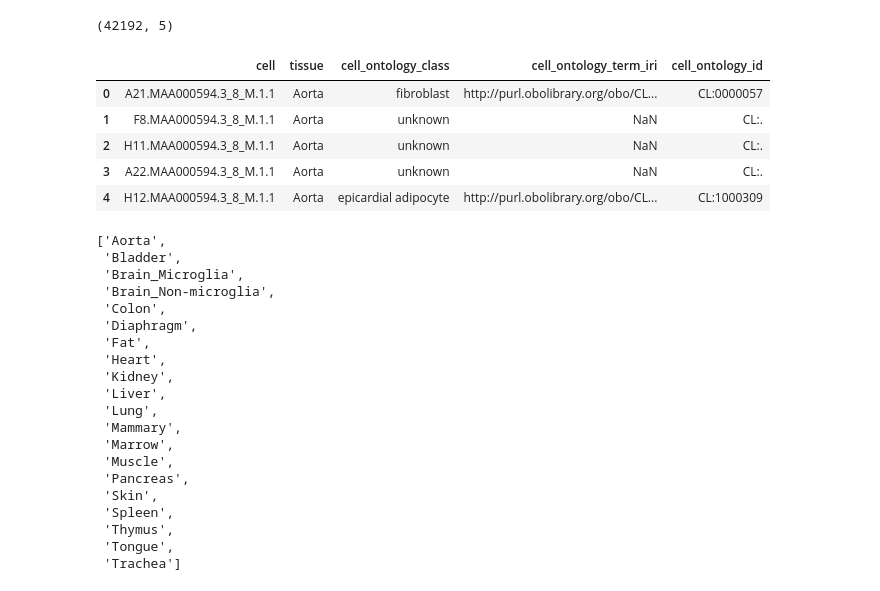
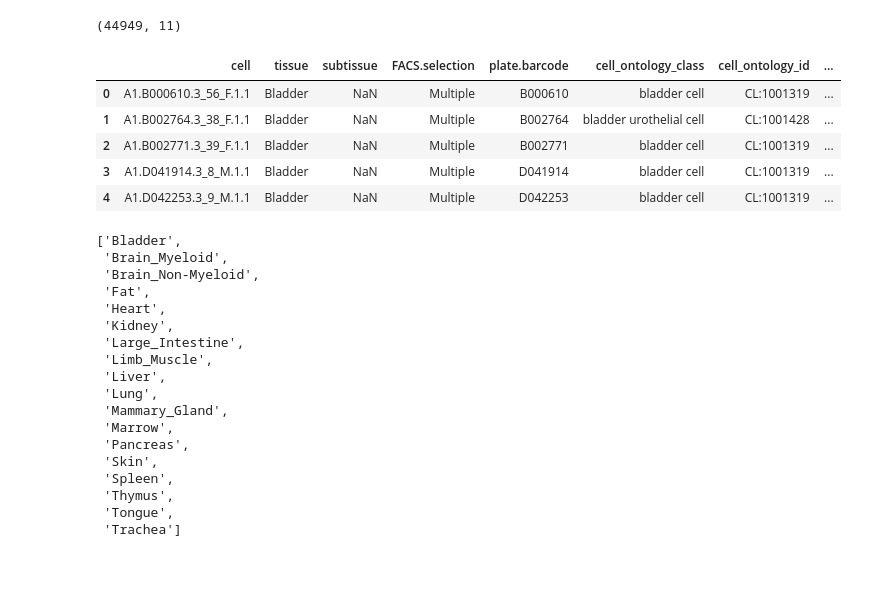
Before and after one commit to czbiohub-sf/tabula-muris, a Jupyter notebook: 02_figure2/figure2c.ipynb, the cells around one changed output. Drawn from its saved outputs; the diff is of its cells as text; code cells hidden in the pictures.

```diff
--- a/02_figure2/figure2c.ipynb
+++ b/02_figure2/figure2c.ipynb
@@ -22,37 +22,36 @@ sns.set(style='whitegrid', context='paper')
 # %%
 data_ingest_folder = os.path.join('..', '00_data_ingest' )
 
 
-cell_annotations_csv = os.path.join(data_ingest_folder, '00_facs_raw_data', 'annotations_FACS.csv')
+#cell_annotations_csv = os.path.join(data_ingest_folder, '00_facs_raw_data', 'annotations_FACS.csv')
+cell_annotations_csv = os.path.join(data_ingest_folder, '18_global_annotation_csv', 'annotations_FACS.csv')
 cell_annotations = pd.read_csv(cell_annotations_csv)
 print(cell_annotations.shape)
 cell_annotations.head()
 # %% [output]
-(42192, 5)
+(44949, 11)
-|  | cell | tissue | cell_ontology_class | cell_ontology_term_iri | cell_ontology_id |
-| 0 | A21.MAA000594.3_8_M.1.1 | Aorta | fibroblast | http://purl.obolibrary.org/obo/CL... | CL:0000057 |
-| 1 | F8.MAA000594.3_8_M.1.1 | Aorta | unknown | NaN | CL:. |
-| 2 | H11.MAA000594.3_8_M.1.1 | Aorta | unknown | NaN | CL:. |
-| 3 | A22.MAA000594.3_8_M.1.1 | Aorta | unknown | NaN | CL:. |
-| 4 | H12.MAA000594.3_8_M.1.1 | Aorta | epicardial adipocyte | http://purl.obolibrary.org/obo/CL... | CL:1000309 |
+|  | cell | tissue | subtissue | FACS.selection | plate.barcode | cell_ontology_class | cell_ontology_id | ... |
+| 0 | A1.B000610.3_56_F.1.1 | Bladder | NaN | Multiple | B000610 | bladder cell | CL:1001319 | ... |
+| 1 | A1.B002764.3_38_F.1.1 | Bladder | NaN | Multiple | B002764 | bladder urothelial cell | CL:1001428 | ... |
+| 2 | A1.B002771.3_39_F.1.1 | Bladder | NaN | Multiple | B002771 | bladder cell | CL:1001319 | ... |
+| 3 | A1.D041914.3_8_M.1.1 | Bladder | NaN | Multiple | D041914 | bladder cell | CL:1001319 | ... |
+| 4 | A1.D042253.3_9_M.1.1 | Bladder | NaN | Multiple | D042253 | bladder cell | CL:1001319 | ... |
 # %%
 tissues = sorted(cell_annotations['tissue'].unique())
 tissues
 # %% [output]
-['Aorta',
- 'Bladder',
- 'Brain_Microglia',
- 'Brain_Non-microglia',
- 'Colon',
- 'Diaphragm',
+['Bladder',
+ 'Brain_Myeloid',
+ 'Brain_Non-Myeloid',
  'Fat',
  'Heart',
  'Kidney',
+ 'Large_Intestine',
+ 'Limb_Muscle',
  'Liver',
  'Lung',
- 'Mammary',
+ 'Mammary_Gland',
  'Marrow',
- 'Muscle',
  'Pancreas',
  'Skin',
  'Spleen',
```
Also changed, not shown: parts of 1 cell of this notebook, 13 other files.
